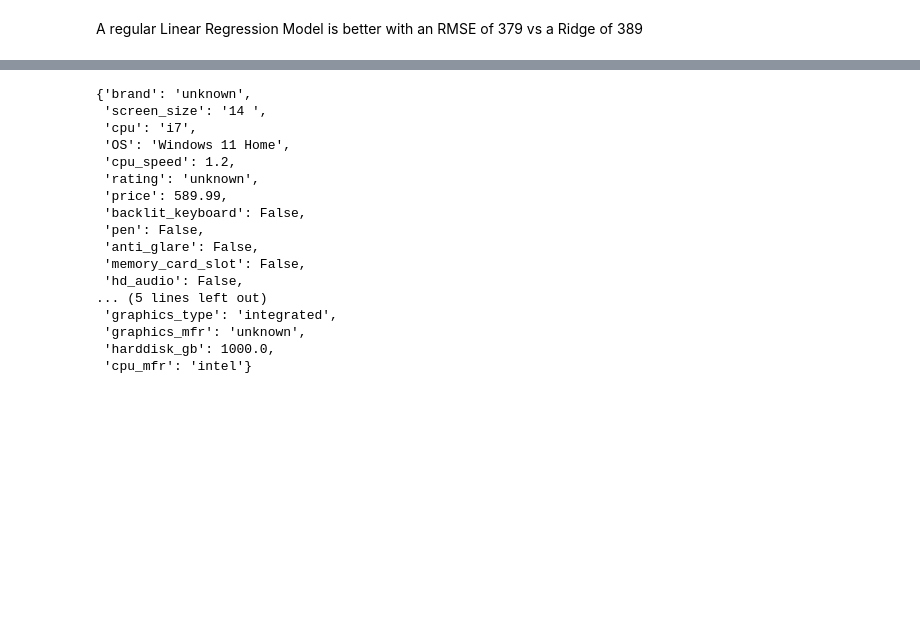
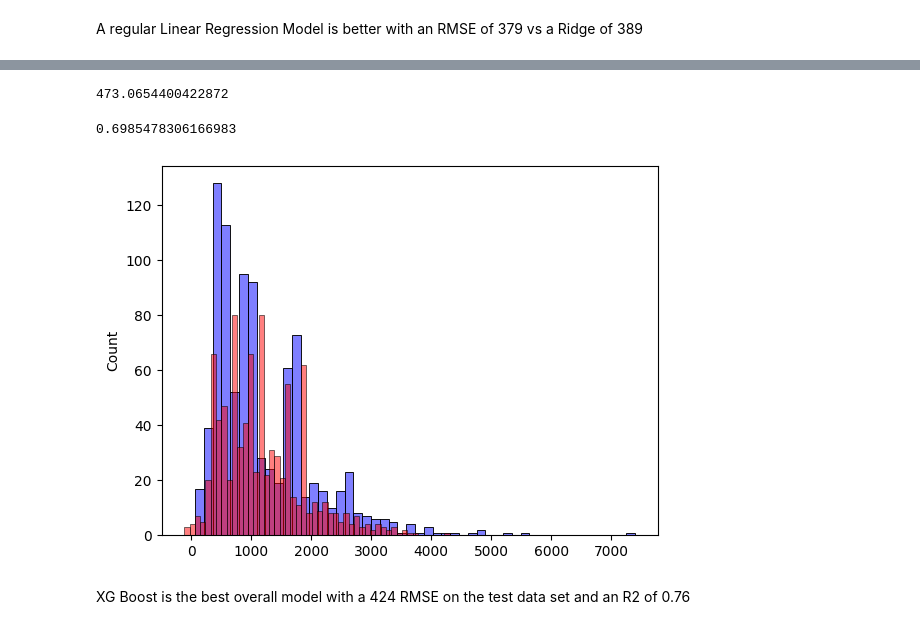
Before and after one commit to Tadwork/MLZoomCampSolutions, a Jupyter notebook: midterm/notebook.ipynb, the cells around one changed output, grey strips where cells are left out. Cells and saved outputs as stored; diff of their text form; code cells hidden in the pictures; blank space fills up the shorter version.

```diff
--- a/midterm/notebook.ipynb
+++ b/midterm/notebook.ipynb
@@ -685,20 +691,16 @@ r2_score(y_test, test_predict)
-# %%
-df.to_dict(orient='records')[0]
-# %% [output]
-{'brand': 'unknown',
- 'screen_size': '14 ',
- 'cpu': 'i7',
- 'OS': 'Windows 11 Home',
- 'cpu_speed': 1.2,
- 'rating': 'unknown',
- 'price': 589.99,
- 'backlit_keyboard': False,
- 'pen': False,
- 'anti_glare': False,
- 'memory_card_slot': False,
- 'hd_audio': False,
-... (5 lines left out)
- 'graphics_type': 'integrated',
- 'graphics_mfr': 'unknown',
- 'harddisk_gb': 1000.0,
- 'cpu_mfr': 'intel'}
+# %%
+
+dv, model = train_linear_regression(df_train_full,y_train_full,C=C)
+test_predict = predict(df_test,dv,model)
+
+sns.histplot(y_test, color='blue', alpha=0.5, bins=50)
+sns.histplot(test_predict, color='red', alpha=0.5, bins=50)
+rmse = mean_squared_error(y_test, test_predict, squared=False)
+print(rmse)
+r2_score(y_test, test_predict)
+# %% [output]
+473.0654400422872
+0.6985478306166983
+[figure, added]
+# %% [markdown]
+XG Boost is the best overall model with a 424 RMSE on the test data set and an R2 of 0.76
```
Also changed, not shown: parts of 7 cells of this notebook, 2 other files.
